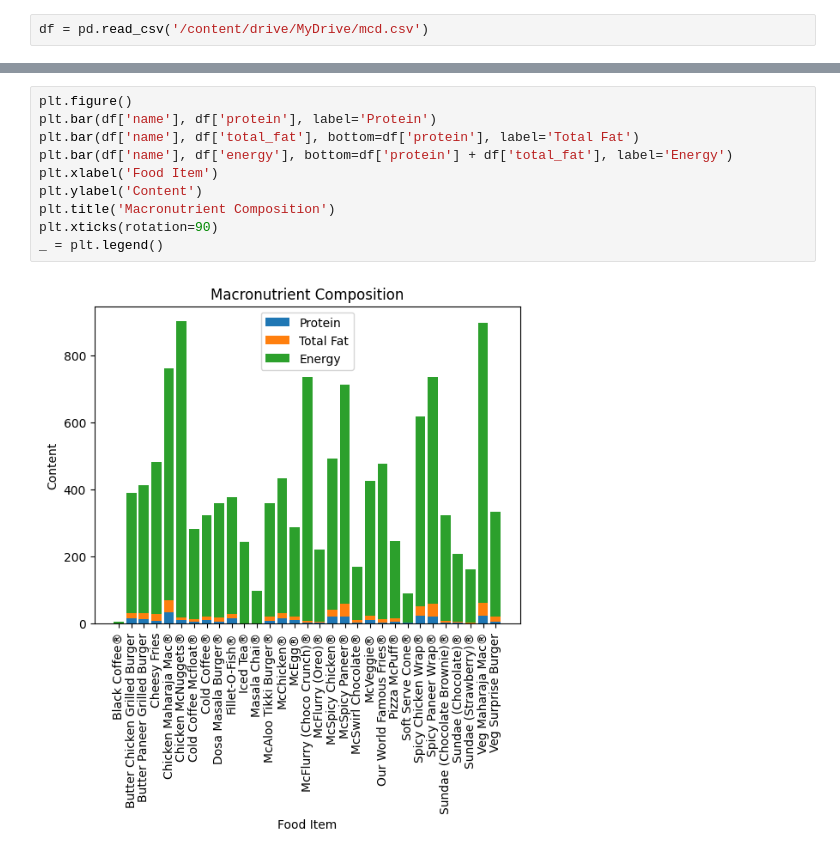
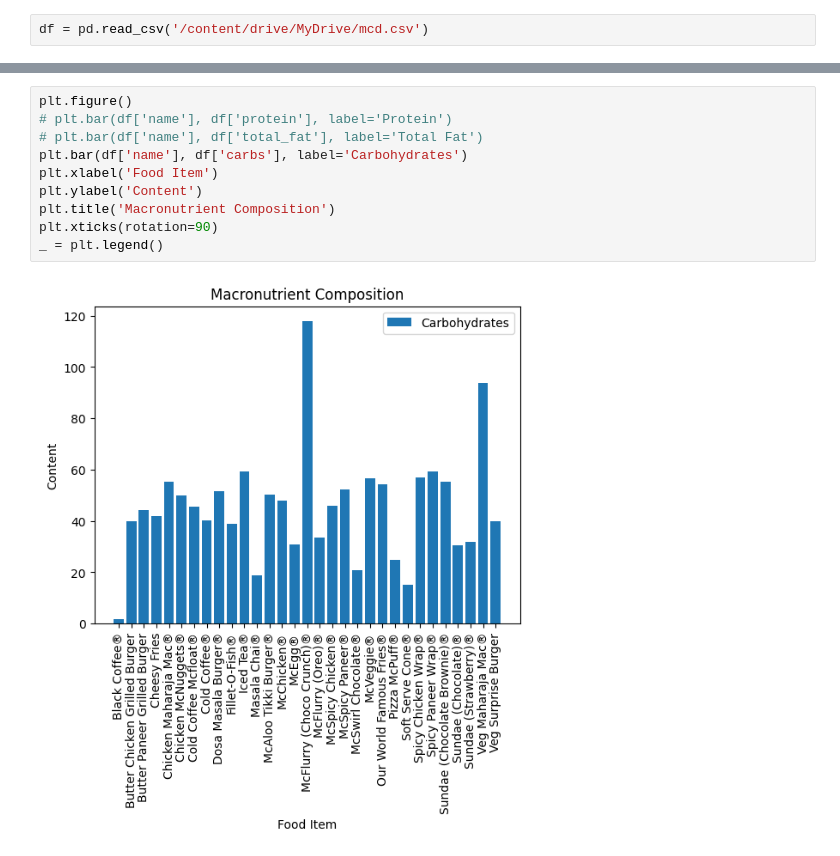
Before and after one commit to bencaulley75/individ_proj, a Jupyter notebook: Ind_Proj.ipynb, the cells around one changed output, grey strips where cells are left out. Cells and saved outputs as stored; diff of their text form.

```diff
--- a/Ind_Proj.ipynb
+++ b/Ind_Proj.ipynb
@@ -30,13 +30,13 @@ df.head(10)
 | 9 | Cold Coffee Mcfloat® | 270ml | NaN | NaN | Milk | 270.05 | 5.91 | 7.180 | 4.89 | 0.00 | ... |
 # %%
 plt.figure()
-plt.bar(df['name'], df['protein'], label='Protein')
-plt.bar(df['name'], df['total_fat'], bottom=df['protein'], label='Total Fat')
-plt.bar(df['name'], df['energy'], bottom=df['protein'] + df['total_fat'], label='Energy')
+# plt.bar(df['name'], df['protein'], label='Protein')
+# plt.bar(df['name'], df['total_fat'], label='Total Fat')
+plt.bar(df['name'], df['carbs'], label='Carbohydrates')
 plt.xlabel('Food Item')
 plt.ylabel('Content')
 plt.title('Macronutrient Composition')
 plt.xticks(rotation=90)
 _ = plt.legend()
 # %% [output]
-[figure, old version]
+[figure, new version]
```
Also changed, not shown: parts of 4 cells of this notebook.
